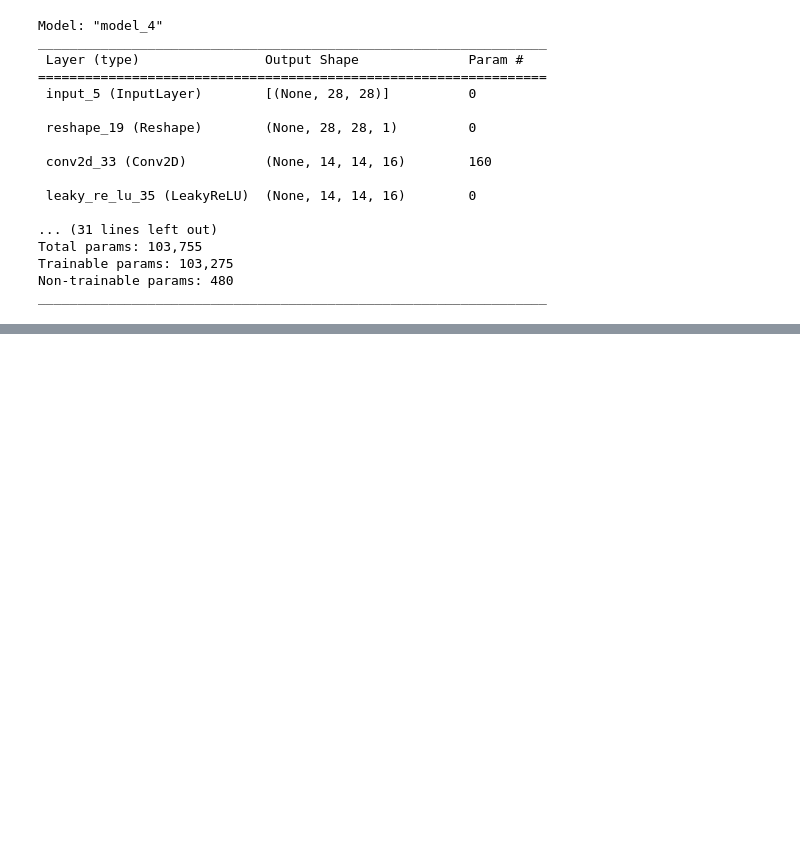
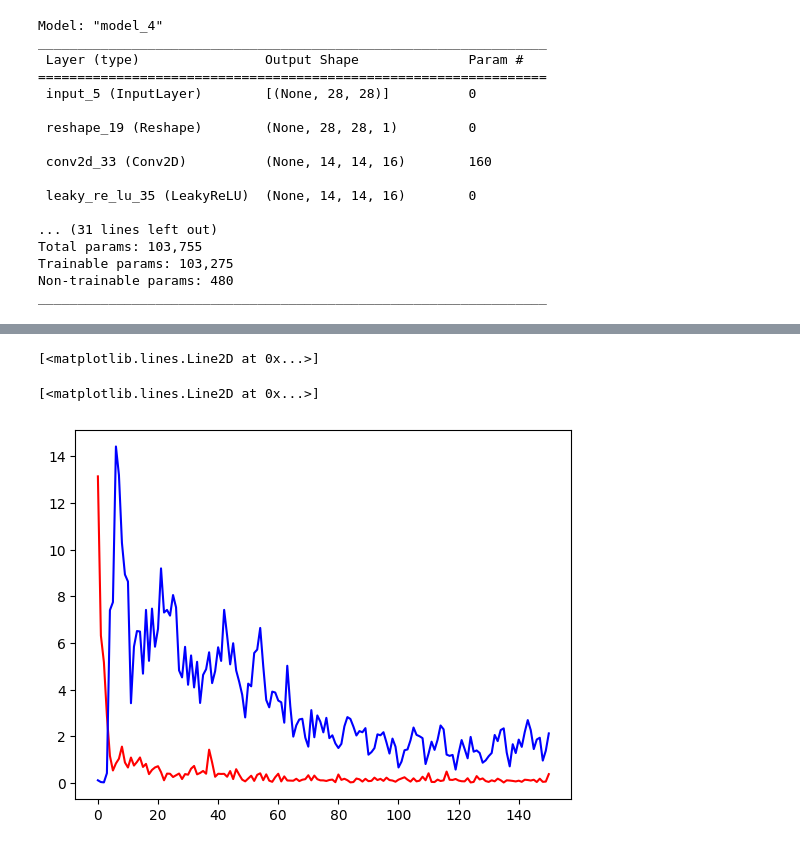
Before and after one commit to leandroohf/machine_learning_algorithms, a Jupyter notebook: dev/2023-02-10-lhof-study_GANS.ipynb, the cells around one changed output, grey strips where cells are left out. Cells and saved outputs as stored; diff of their text form; code cells hidden in the pictures; blank space fills up the shorter version.

```diff
--- a/dev/2023-02-10-lhof-study_GANS.ipynb
+++ b/dev/2023-02-10-lhof-study_GANS.ipynb
@@ -565,3 +591,15 @@ Total params: 103,755
 Trainable params: 103,275
 Non-trainable params: 480
 _________________________________________________________________
+# %%
+latent_dim = 100
+latent_input = Input(shape=(latent_dim,), name='latent_input')
+label_input = Input(shape=(1,), name='label_input')
+
+x = generator([latent_input, label_input])
+x = discriminator(x)
+
+gan = Model(inputs=[latent_input, label_input], outputs=x)
+
+discriminator.trainable = False
+gan.summary()
@@ -567,0 +625,8 @@ _________________________________________________________________
+# %%
+discriminator.trainable = True
+discriminator.compile(loss='sparse_categorical_crossentropy', metrics=['acc'],
+                      optimizer=tf.keras.optimizers.Adam(0.001))
+
+discriminator.trainable = False
+gan.compile(loss='sparse_categorical_crossentropy', metrics=['acc'],
+            optimizer=tf.keras.optimizers.Adam(0.0003))
@@ -567,0 +799,7 @@ _________________________________________________________________
+# %%
+plt.plot(history['dloss'], 'r')
+plt.plot(history['gloss'], 'b')
+# %% [output]
+[<matplotlib.lines.Line2D at 0x...>]
+[<matplotlib.lines.Line2D at 0x...>]
+[figure, added]
```
Also changed, not shown: parts of 13 cells of this notebook.
